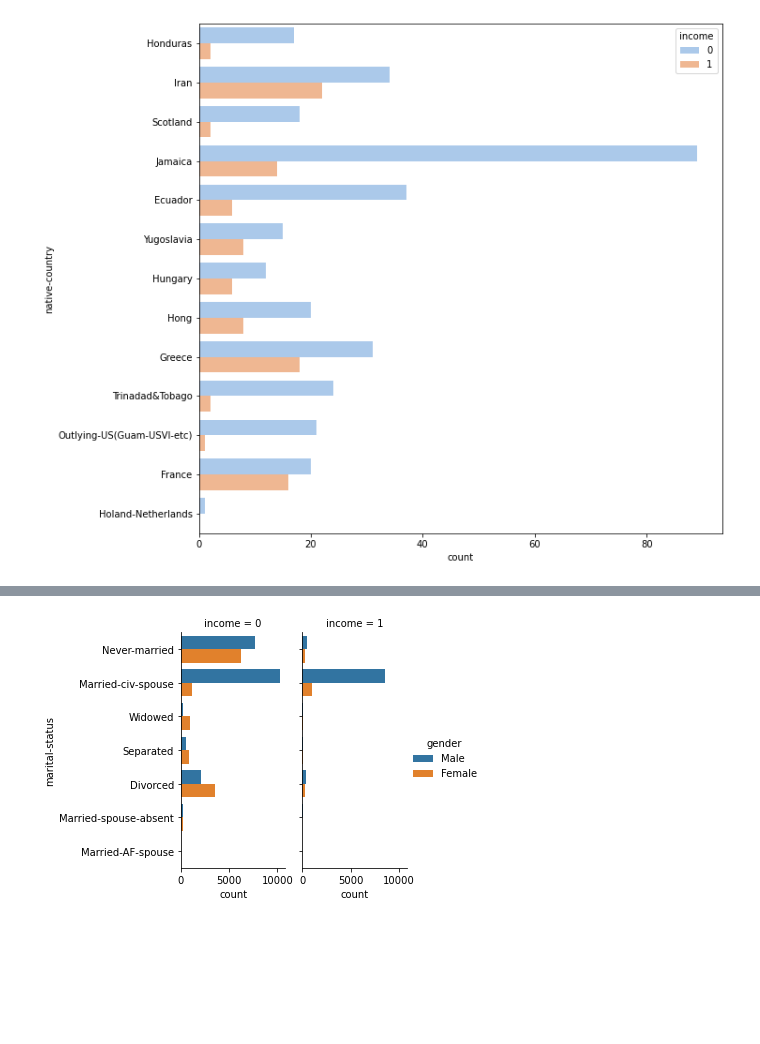
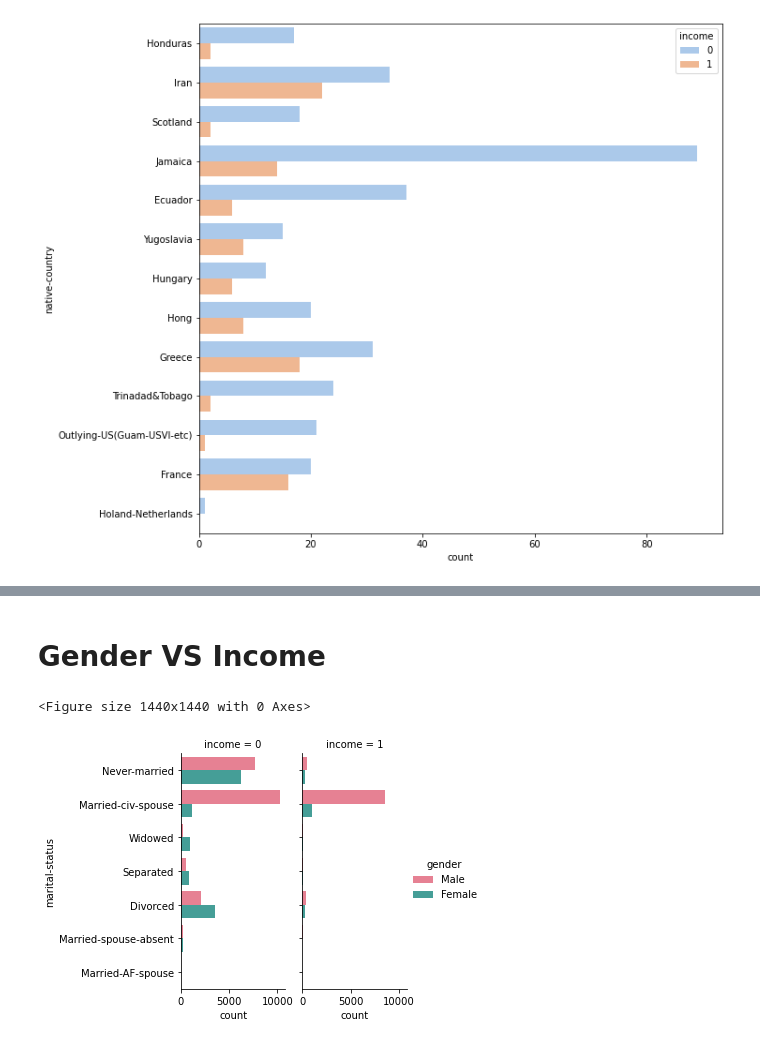
Before and after one commit to umamohantm/springboard, a Jupyter notebook: Story telling/Adult_Income.ipynb, the cells around one changed output, grey strips where cells are left out. Saved outputs shown, nothing was run; the diff lists cells and outputs as text; code cells hidden in the pictures; blank space fills up the shorter version.

```diff
--- a/Story telling/Adult_Income.ipynb
+++ b/Story telling/Adult_Income.ipynb
@@ -164,8 +199,8 @@ sns.catplot(y="native-country", hue="income", kind="count",
+# %% [markdown]
+# Gender VS Income
 # %%
-g = sns.catplot(y="marital-status", hue="gender", col="income",
-
-                data=df, kind="count",
-
-                height=4, aspect=.7);
+fig = plt.figure(figsize=(20,20))
+ax = sns.catplot(y="marital-status", hue="gender", col="income",data=df,palette="husl", kind="count",height=4, aspect=.7);
 # %% [output]
+<Figure size 1440x1440 with 0 Axes>
-[figure, old version]
+[figure, new version]
```
Also changed, not shown: parts of 26 cells of this notebook.
